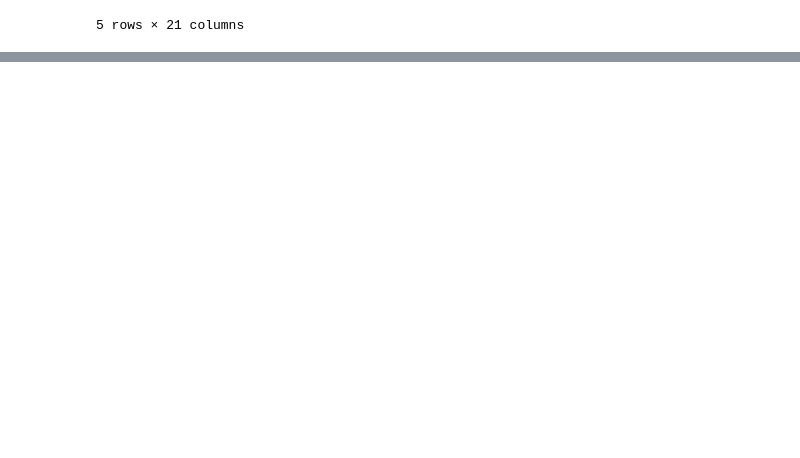
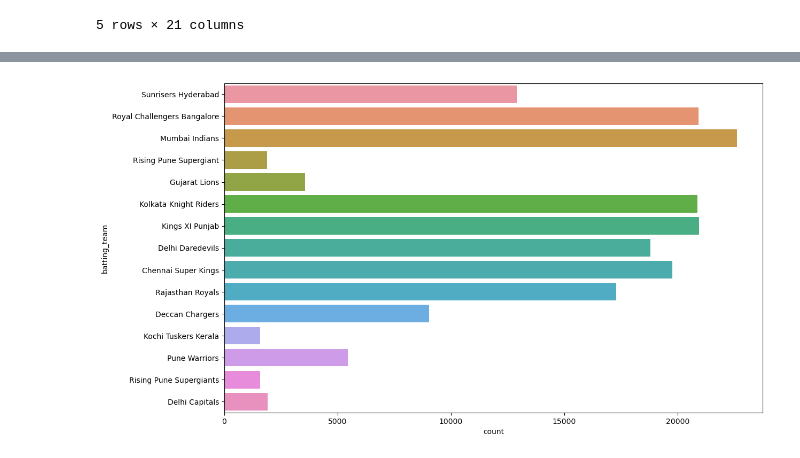
Before and after one commit to SamNijin/EDA-Indian-Premier-League, a Jupyter notebook: Indian Premier League EDA.ipynb, the cells around one changed output, grey strips where cells are left out. Saved outputs shown, nothing was run; the diff lists cells and outputs as text; code cells hidden in the pictures; blank space fills up the shorter version.

```diff
--- a/Indian Premier League EDA.ipynb
+++ b/Indian Premier League EDA.ipynb
@@ -25,0 +276,3 @@ matches_df.head()
+# %%
+deliveries_df['penalty_runs'] = deliveries_df['penalty_runs'].map({0:0, 5:1})
+deliveries_df['penalty_runs'].value_counts()
@@ -25,0 +310,6 @@ matches_df.head()
+# %%
+plt.figure(figsize=(13,8))
+sns.countplot(data=deliveries_df, y='batting_team')
+plt.show()
+# %% [output]
+[figure, added]
```
Also changed, not shown: parts of 25 cells of this notebook.
